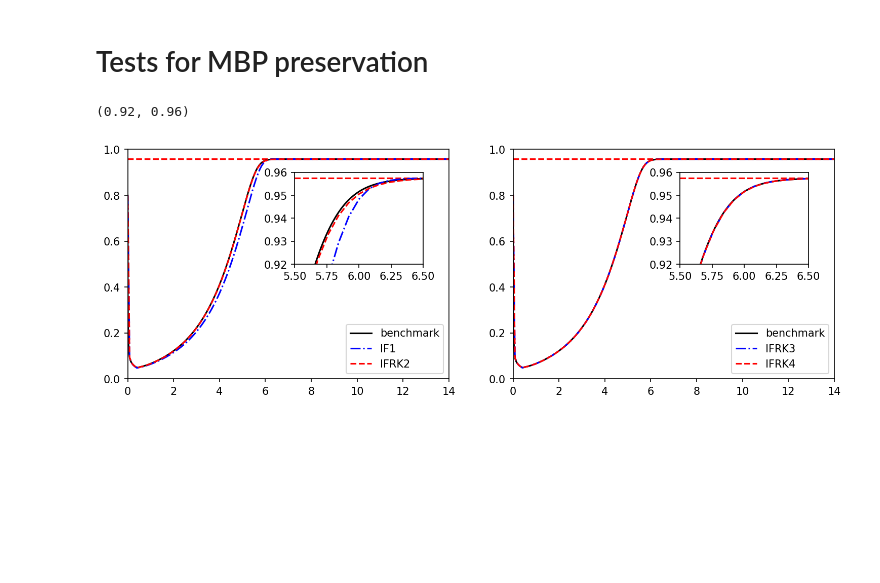
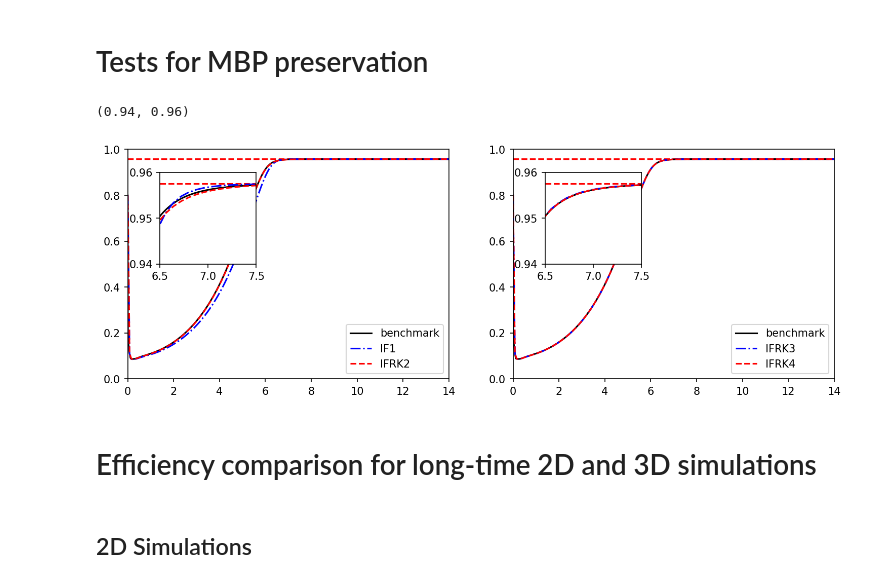
Before and after one commit to HaifengWang1031/integrating-factor-Runge-Kutta-methods, a Jupyter notebook: Code/Expriments.ipynb, the cells around one changed output. Drawn from its saved outputs; the diff is of its cells as text; code cells hidden in the pictures; blank space fills up the shorter version.

```diff
--- a/Code/Expriments.ipynb
+++ b/Code/Expriments.ipynb
@@ -218,37 +217,41 @@ solver_rk4.solve()
 # %%
 fig = plt.figure(figsize = (12,4),dpi = 150)
 ax = plt.subplot(1,2,1)
 
 ax.plot(solver_benchmark.tn,upper_bound*np.ones_like(solver_benchmark.tn),"r--")
 ax.plot(solver_benchmark.tn,np.max(np.abs(solver_benchmark.U),axis = 1),"k-",label = "benchmark")
 ax.plot(solver_rk1.tn,np.max(np.abs(solver_rk1.U),axis = 1),"b-.",label = "IF1")
 ax.plot(solver_rk2.tn,np.max(np.abs(solver_rk2.U),axis = 1),"r--",label = "IFRK2")
 ax.set_ylim([0,1]); ax.set_xlim([0,14])
 ax.legend()
 
-axins = ax.inset_axes([0.52,0.5,0.4,0.4])
+axins = ax.inset_axes([0.1,0.5,0.3,0.4])
 axins.plot(solver_benchmark.tn,upper_bound*np.ones_like(solver_benchmark.tn),"r--")
 axins.plot(solver_benchmark.tn,np.max(np.abs(solver_benchmark.U),axis = 1),"k-",label = "benchmark")
 axins.plot(solver_rk1.tn,np.max(np.abs(solver_rk1.U),axis = 1),"b-.",label = "IF1")
 axins.plot(solver_rk2.tn,np.max(np.abs(solver_rk2.U),axis = 1),"r--",label = "IFRK2")
-axins.set_xlim([5.5,6.5])
-axins.set_ylim([0.92,0.96])
+axins.set_xlim([6.5,7.5])
+axins.set_ylim([0.94,0.96])
 
 ax = plt.subplot(1,2,2)
 ax.plot(solver_benchmark.tn,upper_bound*np.ones_like(solver_benchmark.tn),"r--")
 ax.plot(solver_benchmark.tn,np.max(np.abs(solver_benchmark.U),axis = 1),"k-",label = "benchmark")
 ax.plot(solver_rk3.tn,np.max(np.abs(solver_rk3.U),axis = 1),"b-.",label = "IFRK3")
 ax.plot(solver_rk4.tn,np.max(np.abs(solver_rk4.U),axis = 1),"r--",label = "IFRK4")
 ax.set_ylim([0,1]); ax.set_xlim([0,14])
 ax.legend()
 
-axins = ax.inset_axes([0.52,0.5,0.4,0.4])
+axins = ax.inset_axes([0.1,0.5,0.3,0.4])
 axins.plot(solver_benchmark.tn,upper_bound*np.ones_like(solver_benchmark.tn),"r--")
 axins.plot(solver_benchmark.tn,np.max(np.abs(solver_benchmark.U),axis = 1),"k-",label = "benchmark")
 axins.plot(solver_rk3.tn,np.max(np.abs(solver_rk3.U),axis = 1),"b-.",label = "IF1")
 axins.plot(solver_rk4.tn,np.max(np.abs(solver_rk4.U),axis = 1),"r--",label = "IFRK2")
-axins.set_xlim([5.5,6.5])
-axins.set_ylim([0.92,0.96])
+axins.set_xlim([6.5,7.5])
+axins.set_ylim([0.94,0.96])
 # %% [output]
-(0.92, 0.96)
+(0.94, 0.96)
-[figure, old version]
+[figure, new version]
+# %% [markdown]
+# Efficiency comparison for long-time 2D and 3D simulations
+# %% [markdown]
+## 2D Simulations
```
Also changed, not shown: parts of 18 cells of this notebook, 1 other file.
